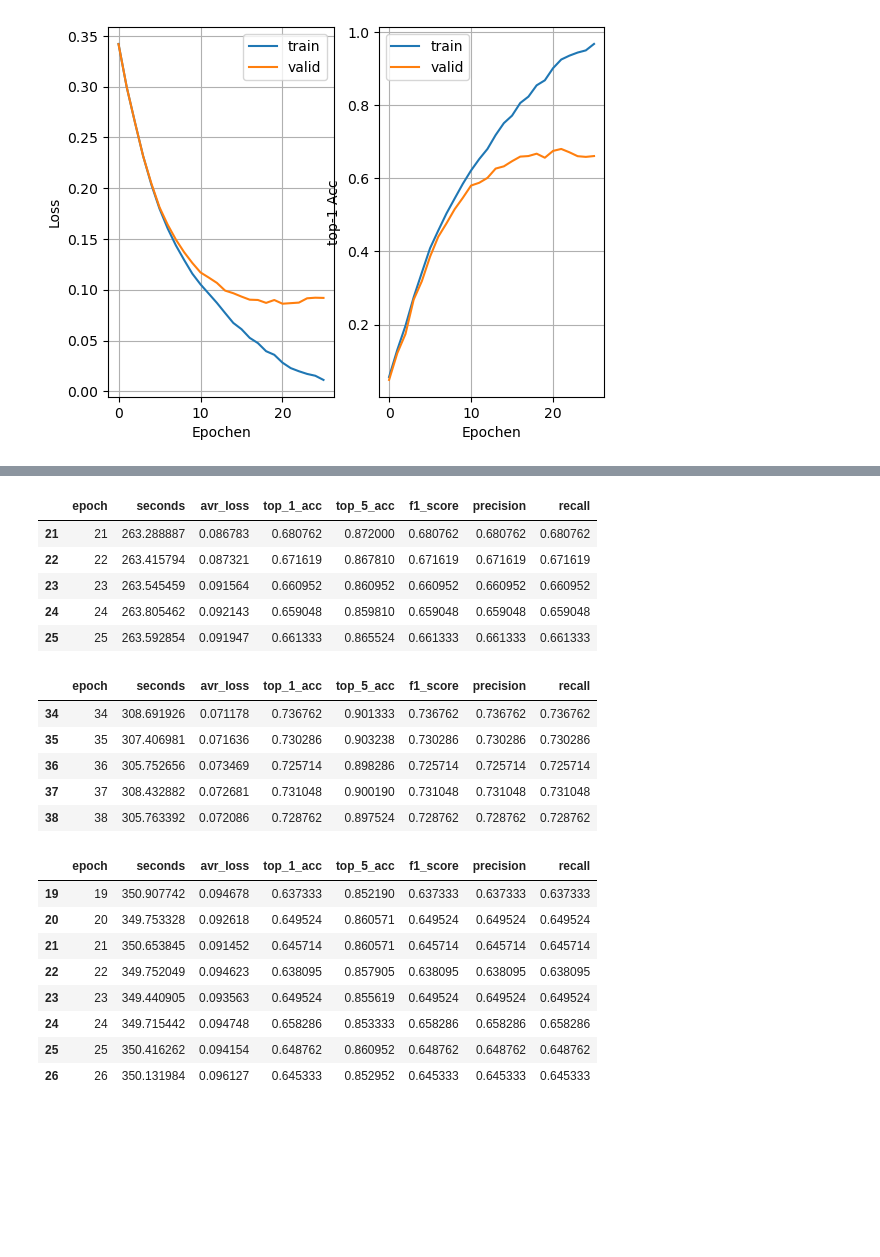
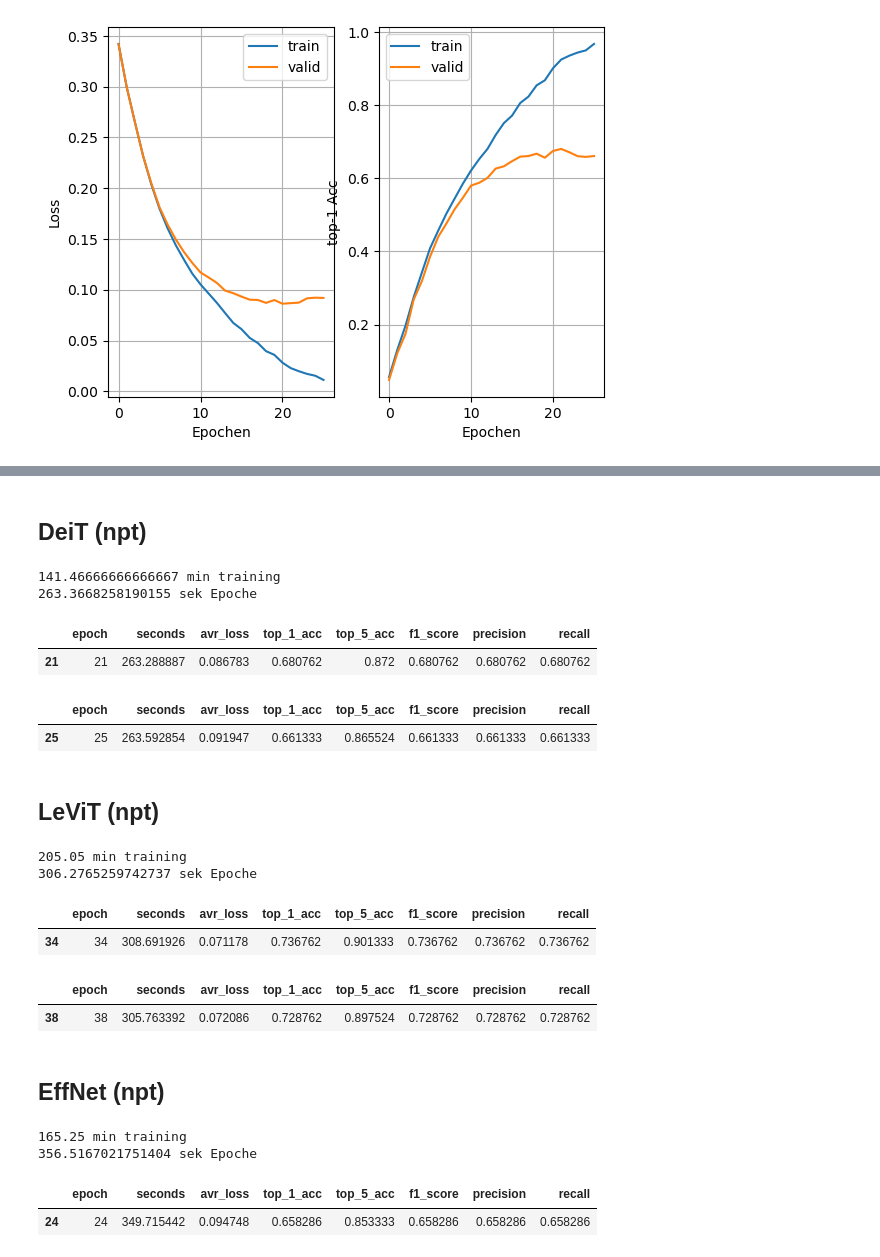
Before and after one commit to SimonKmr/DeitProject, a Jupyter notebook: analysis/notebooks/Logs.ipynb, the cells around one changed output, grey strips where cells are left out. Cells and saved outputs as stored; diff of their text form; code cells hidden in the pictures; blank space fills up the shorter version.

```diff
--- a/analysis/notebooks/Logs.ipynb
+++ b/analysis/notebooks/Logs.ipynb
@@ -206,30 +195,46 @@ effnet
+# %% [markdown]
+## DeiT (npt)
+# %%
+getDuration(deit_npt)
+# %% [output]
+141.46666666666667 min training
+263.3668258190155 sek Epoche
+# %%
+deit_npt[deit_npt['top_1_acc'].max() == deit_npt['top_1_acc']]
+# %% [output]
+|  | epoch | seconds | avr_loss | top_1_acc | top_5_acc | f1_score | precision | recall |
+| 21 | 21 | 263.288887 | 0.086783 | 0.680762 | 0.872 | 0.680762 | 0.680762 | 0.680762 |
 # %%
-deit_npt.tail(5)
+deit_npt.tail(1)
 # %% [output]
 |  | epoch | seconds | avr_loss | top_1_acc | top_5_acc | f1_score | precision | recall |
-| 21 | 21 | 263.288887 | 0.086783 | 0.680762 | 0.872000 | 0.680762 | 0.680762 | 0.680762 |
-| 22 | 22 | 263.415794 | 0.087321 | 0.671619 | 0.867810 | 0.671619 | 0.671619 | 0.671619 |
-| 23 | 23 | 263.545459 | 0.091564 | 0.660952 | 0.860952 | 0.660952 | 0.660952 | 0.660952 |
-| 24 | 24 | 263.805462 | 0.092143 | 0.659048 | 0.859810 | 0.659048 | 0.659048 | 0.659048 |
 | 25 | 25 | 263.592854 | 0.091947 | 0.661333 | 0.865524 | 0.661333 | 0.661333 | 0.661333 |
+# %% [markdown]
+## LeViT (npt)
+# %%
+getDuration(levit_npt)
+# %% [output]
+205.05 min training
+306.2765259742737 sek Epoche
 # %%
-levit_npt.tail(5)
+levit_npt[levit_npt['top_1_acc'].max() == levit_npt['top_1_acc']]
 # %% [output]
 |  | epoch | seconds | avr_loss | top_1_acc | top_5_acc | f1_score | precision | recall |
 | 34 | 34 | 308.691926 | 0.071178 | 0.736762 | 0.901333 | 0.736762 | 0.736762 | 0.736762 |
-| 35 | 35 | 307.406981 | 0.071636 | 0.730286 | 0.903238 | 0.730286 | 0.730286 | 0.730286 |
-| 36 | 36 | 305.752656 | 0.073469 | 0.725714 | 0.898286 | 0.725714 | 0.725714 | 0.725714 |
-| 37 | 37 | 308.432882 | 0.072681 | 0.731048 | 0.900190 | 0.731048 | 0.731048 | 0.731048 |
-| 38 | 38 | 305.763392 | 0.072086 | 0.728762 | 0.897524 | 0.728762 | 0.728762 | 0.728762 |
+# %%
+levit_npt.tail(1)
+# %% [output]
+|  | epoch | seconds | avr_loss | top_1_acc | top_5_acc | f1_score | precision | recall |
+| 38 | 38 | 305.763392 | 0.072086 | 0.728762 | 0.897524 | 0.728762 | 0.728762 | 0.728762 |
+# %% [markdown]
+## EffNet (npt)
+# %%
+getDuration(effnet_npt)
+# %% [output]
+165.25 min training
+356.5167021751404 sek Epoche
 # %%
-effnet_npt.tail(8)
+effnet_npt[effnet_npt['top_1_acc'] == effnet_npt['top_1_acc'].max()]
 # %% [output]
 |  | epoch | seconds | avr_loss | top_1_acc | top_5_acc | f1_score | precision | recall |
-| 19 | 19 | 350.907742 | 0.094678 | 0.637333 | 0.852190 | 0.637333 | 0.637333 | 0.637333 |
-| 20 | 20 | 349.753328 | 0.092618 | 0.649524 | 0.860571 | 0.649524 | 0.649524 | 0.649524 |
-| 21 | 21 | 350.653845 | 0.091452 | 0.645714 | 0.860571 | 0.645714 | 0.645714 | 0.645714 |
-| 22 | 22 | 349.752049 | 0.094623 | 0.638095 | 0.857905 | 0.638095 | 0.638095 | 0.638095 |
-| 23 | 23 | 349.440905 | 0.093563 | 0.649524 | 0.855619 | 0.649524 | 0.649524 | 0.649524 |
 | 24 | 24 | 349.715442 | 0.094748 | 0.658286 | 0.853333 | 0.658286 | 0.658286 | 0.658286 |
-| 25 | 25 | 350.416262 | 0.094154 | 0.648762 | 0.860952 | 0.648762 | 0.648762 | 0.648762 |
-| 26 | 26 | 350.131984 | 0.096127 | 0.645333 | 0.852952 | 0.645333 | 0.645333 | 0.645333 |
```
Also changed, not shown: parts of 19 cells of this notebook, 6 other files.
